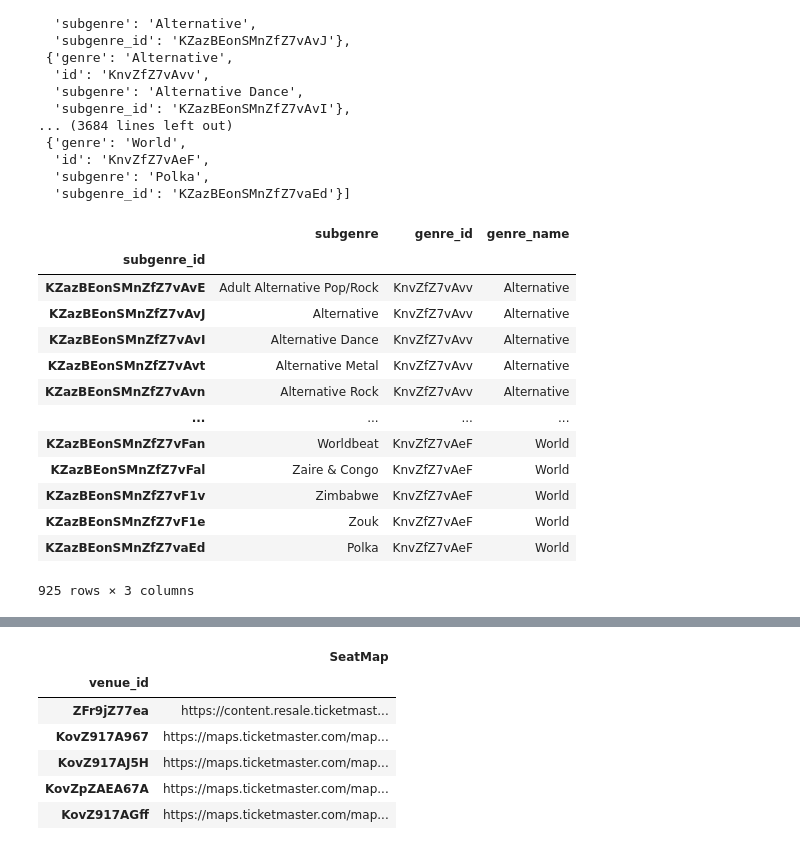
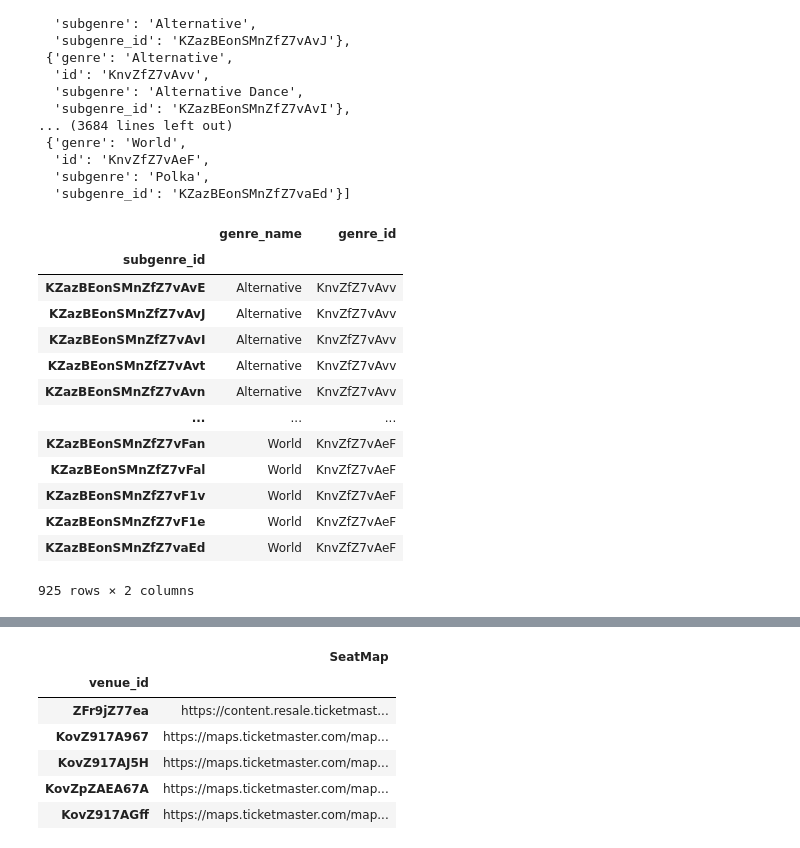
Before and after one commit to chanellelgonzalez/Project03_Visualization_SHOWWW, a Jupyter notebook: ticket_dev_api_import.ipynb, the cells around one changed output, grey strips where cells are left out. Saved outputs shown, nothing was run; the diff lists cells and outputs as text; code cells hidden in the pictures.

Commit message:
split genre and subgenre lists

```diff
--- a/ticket_dev_api_import.ipynb
+++ b/ticket_dev_api_import.ipynb
@@ -64,23 +63,23 @@ genre_list
 # %%
 genre_df = pd.json_normalize(genre_list)
 genre_df = genre_df.rename(columns={'id':'genre_id','genre':'genre_name'})
 
-genre_df = genre_df.loc[:,['subgenre_id','subgenre','genre_id','genre_name']]
+genre_df = genre_df.loc[:,['genre_name','genre_id','subgenre_id',]]
 genre_df = genre_df.set_index('subgenre_id')
 genre_df.to_csv('csv_tables/genre.csv')
 genre_df
 # %% [output]
-|  | subgenre | genre_id | genre_name |
-| subgenre_id |  |  |  |
-| KZazBEonSMnZfZ7vAvE | Adult Alternative Pop/Rock | KnvZfZ7vAvv | Alternative |
-| KZazBEonSMnZfZ7vAvJ | Alternative | KnvZfZ7vAvv | Alternative |
-| KZazBEonSMnZfZ7vAvI | Alternative Dance | KnvZfZ7vAvv | Alternative |
-| KZazBEonSMnZfZ7vAvt | Alternative Metal | KnvZfZ7vAvv | Alternative |
-| KZazBEonSMnZfZ7vAvn | Alternative Rock | KnvZfZ7vAvv | Alternative |
-| ... | ... | ... | ... |
-| KZazBEonSMnZfZ7vFan | Worldbeat | KnvZfZ7vAeF | World |
-| KZazBEonSMnZfZ7vFal | Zaire & Congo | KnvZfZ7vAeF | World |
-| KZazBEonSMnZfZ7vF1v | Zimbabwe | KnvZfZ7vAeF | World |
-| KZazBEonSMnZfZ7vF1e | Zouk | KnvZfZ7vAeF | World |
-| KZazBEonSMnZfZ7vaEd | Polka | KnvZfZ7vAeF | World |
+|  | genre_name | genre_id |
+| subgenre_id |  |  |
+| KZazBEonSMnZfZ7vAvE | Alternative | KnvZfZ7vAvv |
+| KZazBEonSMnZfZ7vAvJ | Alternative | KnvZfZ7vAvv |
+| KZazBEonSMnZfZ7vAvI | Alternative | KnvZfZ7vAvv |
+| KZazBEonSMnZfZ7vAvt | Alternative | KnvZfZ7vAvv |
+| KZazBEonSMnZfZ7vAvn | Alternative | KnvZfZ7vAvv |
+| ... | ... | ... |
+| KZazBEonSMnZfZ7vFan | World | KnvZfZ7vAeF |
+| KZazBEonSMnZfZ7vFal | World | KnvZfZ7vAeF |
+| KZazBEonSMnZfZ7vF1v | World | KnvZfZ7vAeF |
+| KZazBEonSMnZfZ7vF1e | World | KnvZfZ7vAeF |
+| KZazBEonSMnZfZ7vaEd | World | KnvZfZ7vAeF |
-925 rows × 3 columns
+925 rows × 2 columns
```
Also changed, not shown: parts of 2 cells of this notebook, 2 other files.
